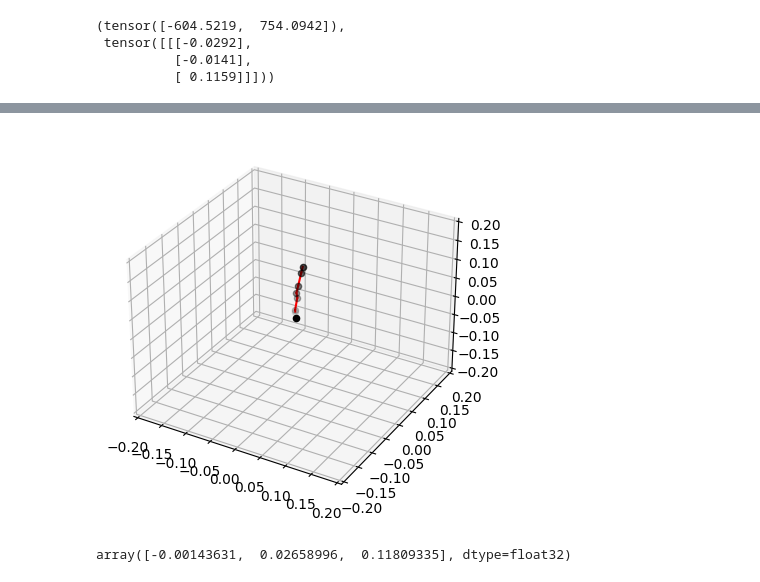
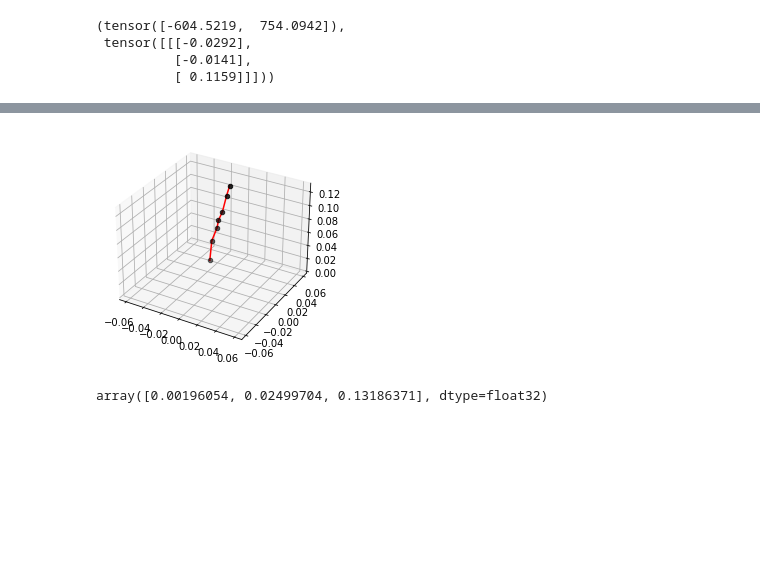
Before and after one commit to terry97-guel/KINN, a Jupyter notebook: code/control/fk_check.ipynb, the cells around one changed output, grey strips where cells are left out. Drawn from its saved outputs; the diff is of its cells as text; code cells hidden in the pictures; blank space fills up the shorter version.

```diff
--- a/code/control/fk_check.ipynb
+++ b/code/control/fk_check.ipynb
@@ -64,7 +64,7 @@ if args.MODEL == 'PRIMNET':
 elif args.MODEL == 'FC_PRIMNET':
     model = FC_PRIMNET(args=args).to(args.device)
 
-model.load_state_dict(torch.load(BASEDIR/'results'/path/"weights/epoch_1000.pth"))
+model.load_state_dict(torch.load(BASEDIR/'results'/path/"weights/epoch_500.pth"))
 # %% [output]
 <All keys matched successfully>
 # %%
@@ -186,7 +221,7 @@ for idx in range(10,20):
     ps = model(motor_control)[0].detach().cpu().squeeze(-1).numpy()
     # ps[-1,:], target_position
 
-    fig = plt.figure()
+    fig = plt.figure(figsize=(6,6))
     ax = fig.add_subplot(projection='3d')
 
     ps = np.vstack([np.array([0,0,0]), ps])
@@ -239,29 +274,29 @@ tensor([ 0.0267, -0.0133,  0.1122])
 # %%
 motor_control = torch.FloatTensor([1000,0]).unsqueeze(0)
 ps = model(motor_control)[0].detach().cpu().squeeze(-1).numpy()
 
 from matplotlib import pyplot as plt
 
 fig = plt.figure()
 ax = fig.add_subplot(projection='3d')
 
-ax.scatter(0,0,0,color='k')
+# ax.scatter(0,0,0,color='k')
 
 i = 0
 for p in ps:
     i = i +1
-    ax.scatter(p[0], p[1],p[2], color = 'k', alpha = i *0.1)
+    ax.scatter(p[0], p[1],p[2], color = 'k', alpha = i *0.05+0.5)
 
 for p_fr, p_to in zip(ps[:-1], ps[1:]):
     ax.plot([p_fr[0], p_to[0]], [p_fr[1], p_to[1]], [p_fr[2], p_to[2]], color="red")
 
-ax.set_xlim(-0.2, 0.2)
-ax.set_ylim(-0.2, 0.2)
-ax.set_zlim(-0.2, 0.2)
+ax.set_xlim(-0.065, 0.065)
+ax.set_ylim(-0.065, 0.065)
+ax.set_zlim(-0, 0.13)
 plt.show()
 
 # print(ps[-1,:,0])
 ps[-1]
 # %% [output]
-[figure, old version]
+[figure, new version]
-array([-0.00143631,  0.02658996,  0.11809335], dtype=float32)
+array([0.00196054, 0.02499704, 0.13186371], dtype=float32)
```
Also changed, not shown: parts of 11 cells of this notebook, 3 other files.
